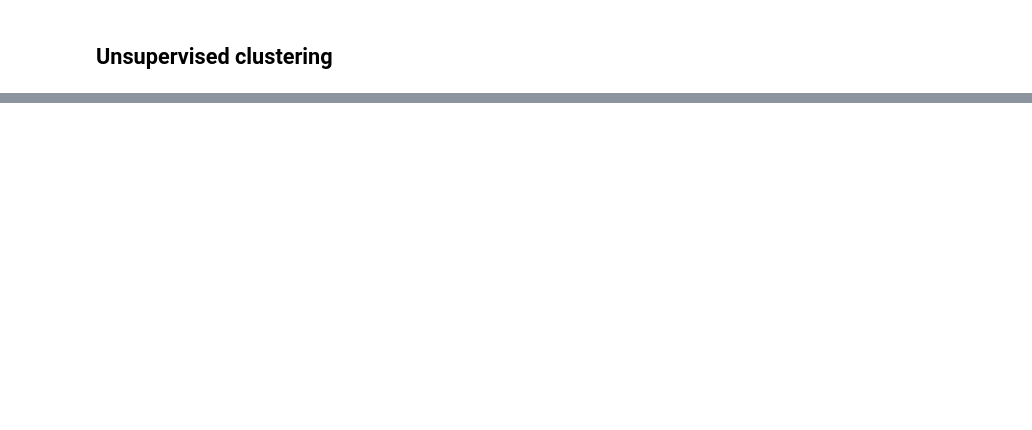
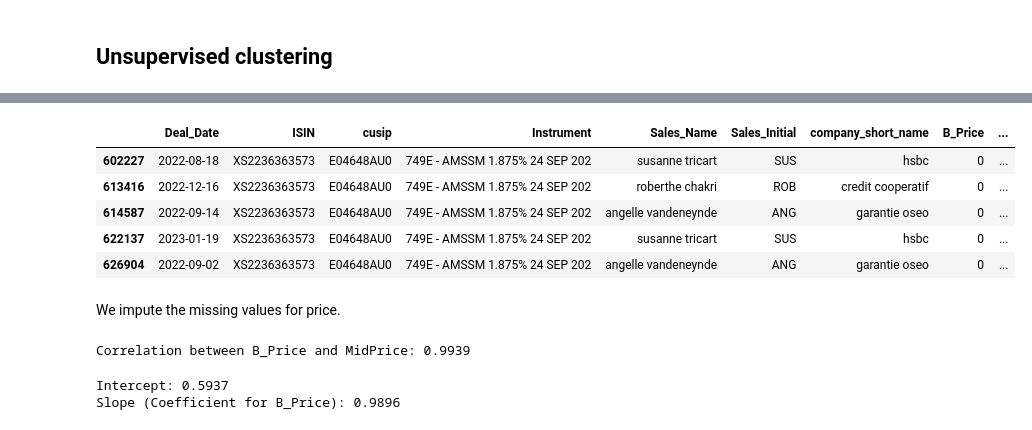
Before and after one commit to arthurprgt/natixis_challenge, a Jupyter notebook: notebooks/clustering.ipynb, the cells around one changed output, grey strips where cells are left out. Cells and saved outputs as stored; diff of their text form; code cells hidden in the pictures; blank space fills up the shorter version.

```diff
--- a/notebooks/clustering.ipynb
+++ b/notebooks/clustering.ipynb
@@ -872,0 +820,42 @@ Name: count, dtype: int64
+# %%
+df_bond_filled = complete_nan_values(df_bond)
+df_bond.tail()
+# %% [output]
+|  | Deal_Date | ISIN | cusip | Instrument | Sales_Name | Sales_Initial | company_short_name | B_Price | ... |
+| 602227 | 2022-08-18 | XS2236363573 | E04648AU0 | 749E - AMSSM 1.875% 24 SEP 202 | susanne tricart | SUS | hsbc | 0 | ... |
+| 613416 | 2022-12-16 | XS2236363573 | E04648AU0 | 749E - AMSSM 1.875% 24 SEP 202 | roberthe chakri | ROB | credit cooperatif | 0 | ... |
+| 614587 | 2022-09-14 | XS2236363573 | E04648AU0 | 749E - AMSSM 1.875% 24 SEP 202 | angelle vandeneynde | ANG | garantie oseo | 0 | ... |
+| 622137 | 2023-01-19 | XS2236363573 | E04648AU0 | 749E - AMSSM 1.875% 24 SEP 202 | susanne tricart | SUS | hsbc | 0 | ... |
+| 626904 | 2022-09-02 | XS2236363573 | E04648AU0 | 749E - AMSSM 1.875% 24 SEP 202 | angelle vandeneynde | ANG | garantie oseo | 0 | ... |
+# %% [markdown]
+We impute the missing values for price.
+# %%
+# Assuming 'B_Price' and 'MidPrice' are columns in your DataFrame 'df'
+correlation = df_bond['B_Price'].corr(df_bond['MidPrice'])
+
+print(f"Correlation between B_Price and MidPrice: {correlation:.4f}")
+# %% [output]
+Correlation between B_Price and MidPrice: 0.9939
+# %%
+from sklearn.linear_model import LinearRegression
+import numpy as np
+
+# Assuming 'B_Price' is the independent variable and 'MidPrice' is the dependent variable
+X = df_bond[['MidPrice']]
+y = df_bond['B_Price']
+
+# Create a linear regression model
+model = LinearRegression()
+
+# Fit the model
+model.fit(X, y)
+
+# Print the coefficients
+p_intercept = model.intercept_
+p_slope = model.coef_[0]
+
+print(f"Intercept: {p_intercept:.4f}")
+print(f"Slope (Coefficient for B_Price): {p_slope:.4f}")
+# %% [output]
+Intercept: 0.5937
+Slope (Coefficient for B_Price): 0.9896
```
Also changed, not shown: parts of 47 cells of this notebook.
